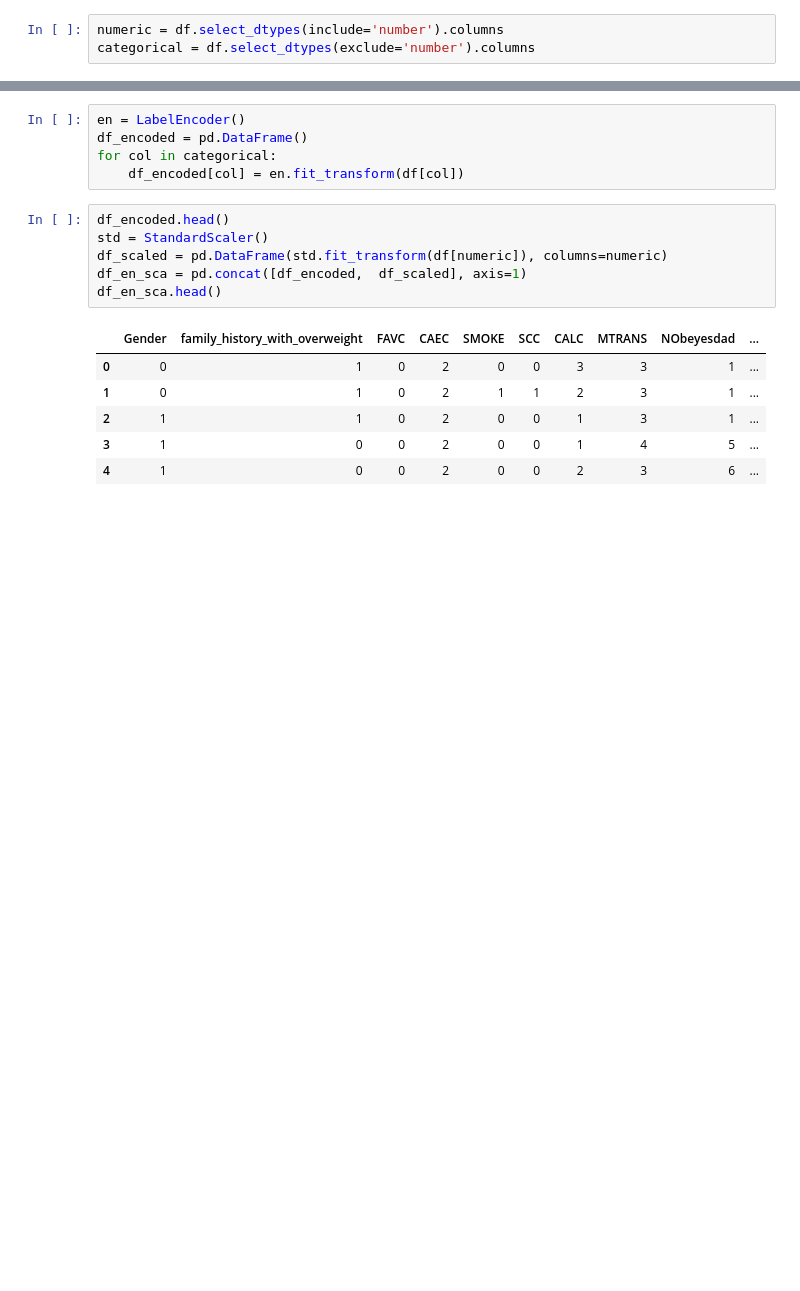
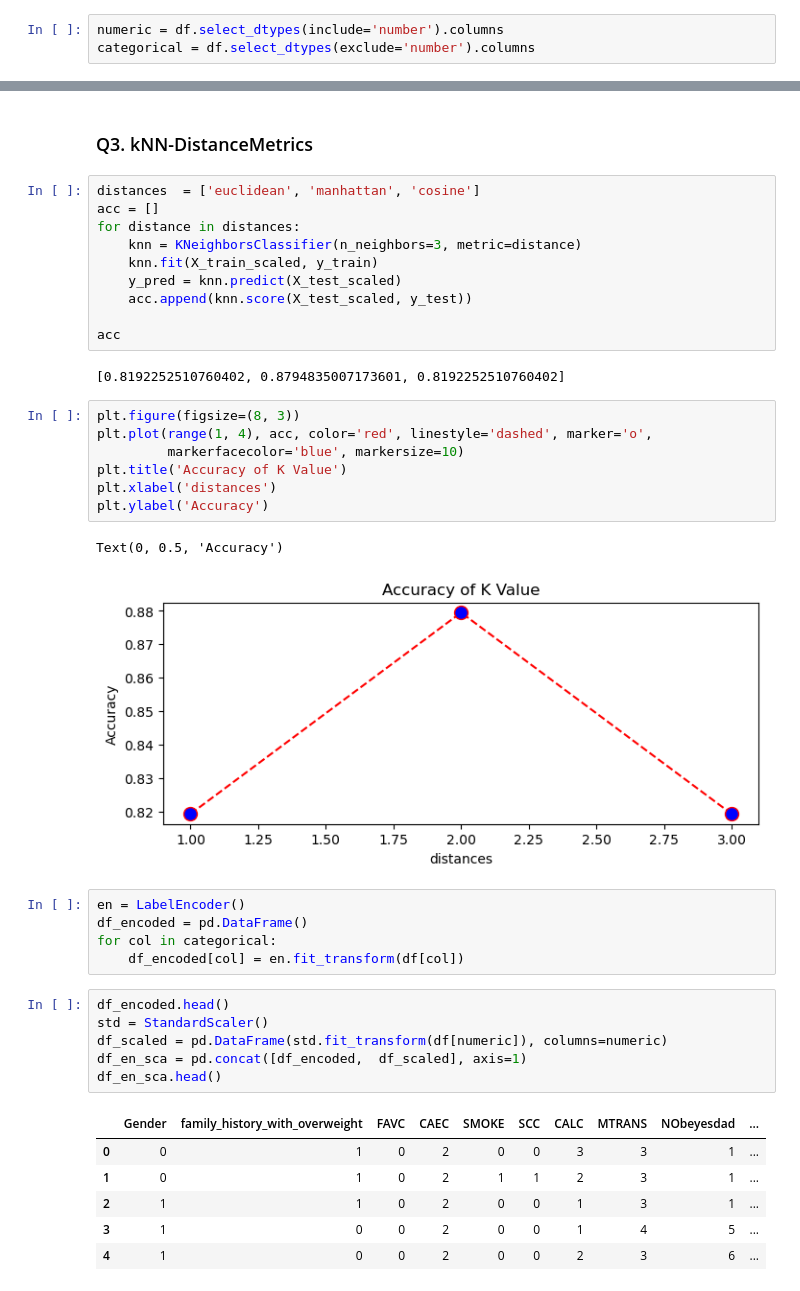
Before and after one commit to UpendraSinghRathore85/ML-Projects-Python, a Jupyter notebook: Supervised Algorithms/Day 135 - ML k Nearest Neighbors-2 - Assignment.ipynb, the cells around one changed output, grey strips where cells are left out. Saved outputs shown, nothing was run; the diff lists cells and outputs as text; blank space fills up the shorter version.

```diff
--- a/Supervised Algorithms/Day 135 - ML k Nearest Neighbors-2 - Assignment.ipynb
+++ b/Supervised Algorithms/Day 135 - ML k Nearest Neighbors-2 - Assignment.ipynb
@@ -53,3 +120,27 @@ categorical = df.select_dtypes(exclude='number').columns
+# %% [markdown]
+### Q3. kNN-DistanceMetrics
+# %%
+distances  = ['euclidean', 'manhattan', 'cosine']
+acc = []
+for distance in distances:
+    knn = KNeighborsClassifier(n_neighbors=3, metric=distance)
+    knn.fit(X_train_scaled, y_train)
+    y_pred = knn.predict(X_test_scaled)
+    acc.append(knn.score(X_test_scaled, y_test))
+
+acc
+# %% [output]
+[0.8192252510760402, 0.8794835007173601, 0.8192252510760402]
+# %%
+plt.figure(figsize=(8, 3))
+plt.plot(range(1, 4), acc, color='red', linestyle='dashed', marker='o',
+         markerfacecolor='blue', markersize=10)
+plt.title('Accuracy of K Value')
+plt.xlabel('distances')
+plt.ylabel('Accuracy')
+# %% [output]
+Text(0, 0.5, 'Accuracy')
+[figure, added]
 # %%
 en = LabelEncoder()
 df_encoded = pd.DataFrame()
```
Also changed, not shown: parts of 8 cells of this notebook, 1 other file.
